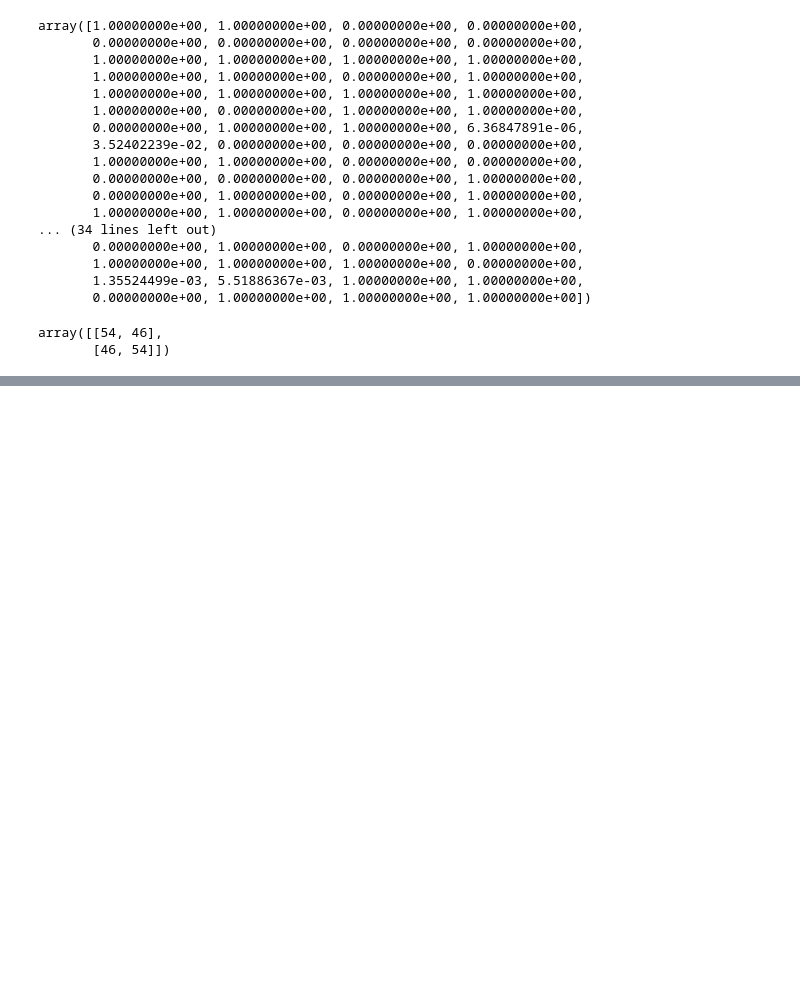
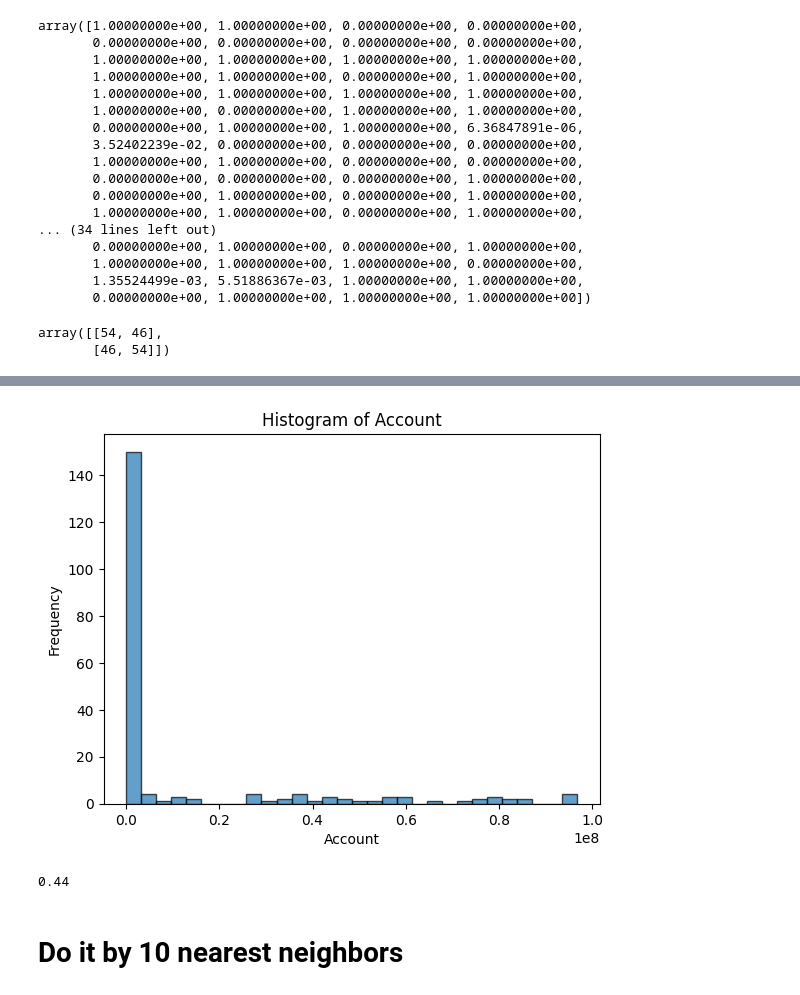
Before and after one commit to CRCHUM-CITADEL/ensemble-mia, a Jupyter notebook: notebooks/test_attack.ipynb, the cells around one changed output, grey strips where cells are left out. Drawn from its saved outputs; the diff is of its cells as text; code cells hidden in the pictures; blank space fills up the shorter version.

```diff
--- a/notebooks/test_attack.ipynb
+++ b/notebooks/test_attack.ipynb
@@ -1019,0 +1125,5 @@ array([[54, 46],
+# %%
+data_dir = '/data8/projets/dev_synthetic_data/data/MIDST/tabddpm_black_box/train/tabddpm_2'
+
+challenge = pd.read_csv(os.path.join(data_dir, 'challenge_with_id.csv'))
+challenge_labels = pd.read_csv(os.path.join(data_dir, 'challenge_label.csv'))
@@ -1019,0 +1309,19 @@ array([[54, 46],
+# %%
+# Plot histogram
+plt.hist(challenge['account'], bins=30, edgecolor='black', alpha=0.7)
+
+# Labels and title
+plt.xlabel("Account")
+plt.ylabel("Frequency")
+plt.title("Histogram of Account")
+
+# Show the plot
+plt.show()
+# %% [output]
+[figure, added]
+# %%
+results_df.sort_values('Propensity Difference', ascending=True).head(100)['Label'].mean()
+# %% [output]
+0.44
+# %% [markdown]
+# Do it by 10 nearest neighbors
```
Also changed, not shown: parts of 33 cells of this notebook, 3 other files.
